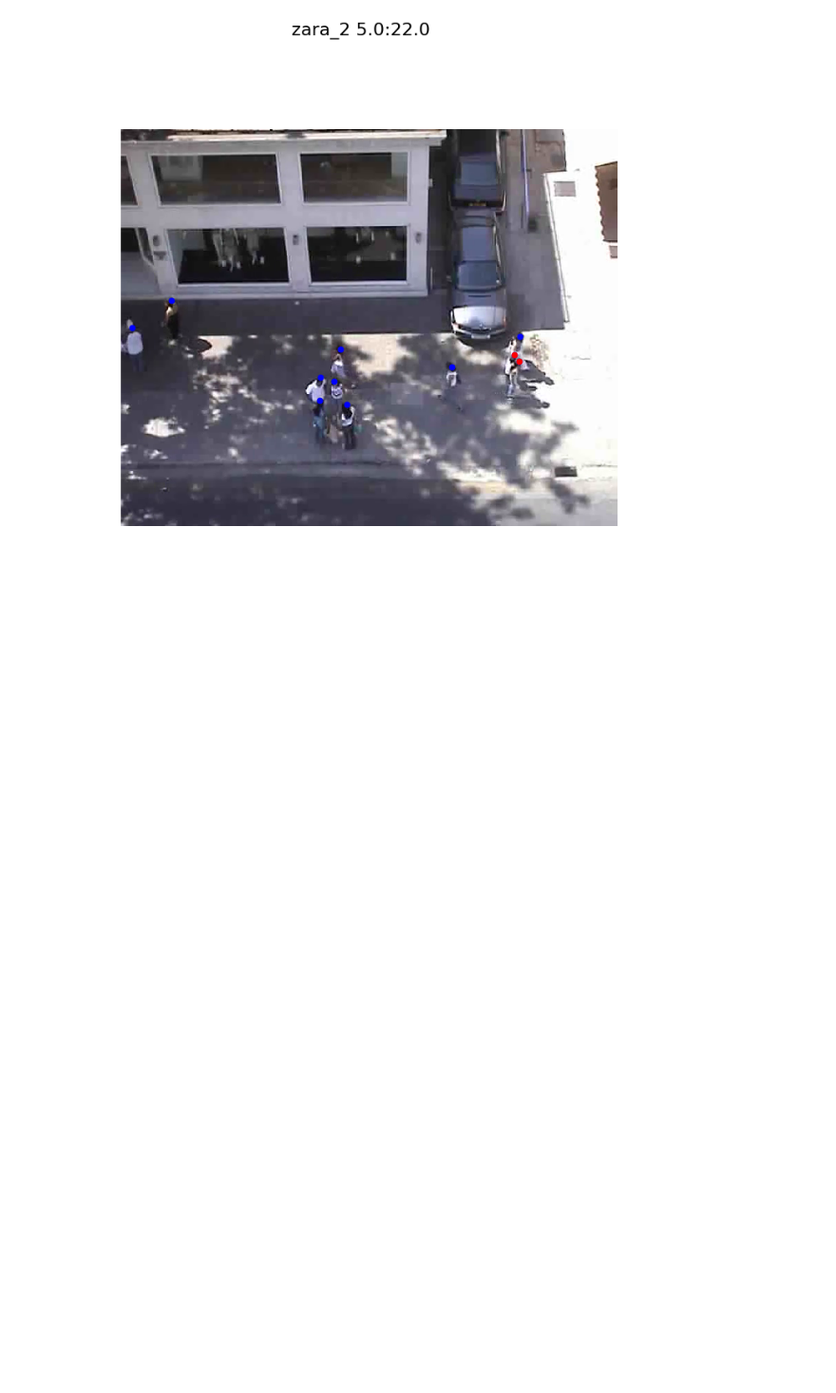
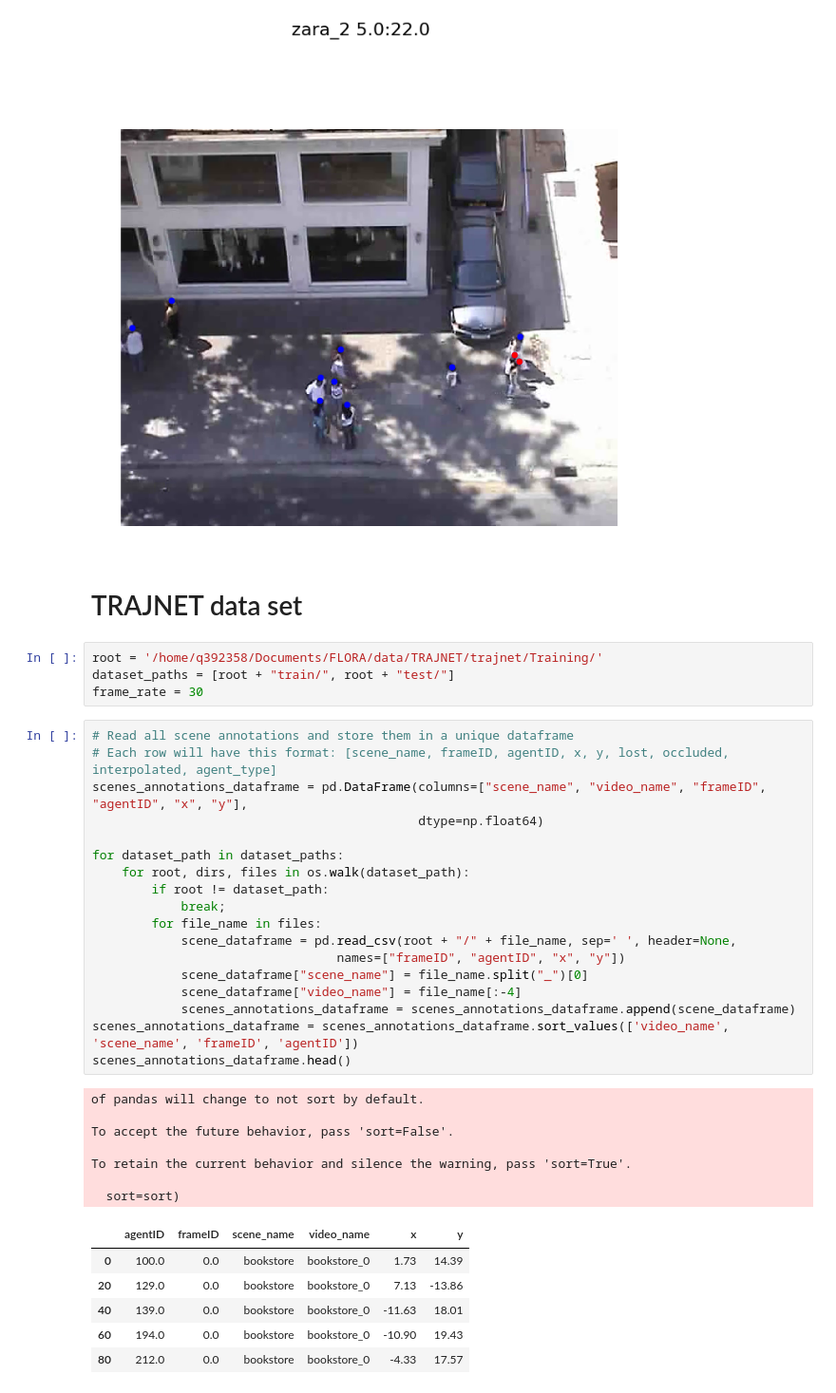
Before and after one commit to tessavdheiden/SafeCritic, a Jupyter notebook: scripts/data_processing/Data_Exploration.ipynb, the cells around one changed output. Shown at 95% size. Cells and saved outputs as stored; diff of their text form; blank space fills up the shorter version.

```diff
--- a/scripts/data_processing/Data_Exploration.ipynb
+++ b/scripts/data_processing/Data_Exploration.ipynb
@@ -322,3 +293,41 @@ pylab.show()
 # %% [output]
 [figure]
 [figure]
+# %% [markdown]
+# TRAJNET data set
+# %%
+root = '/home/q392358/Documents/FLORA/data/TRAJNET/trajnet/Training/'
+dataset_paths = [root + "train/", root + "test/"]
+frame_rate = 30
+# %%
+# Read all scene annotations and store them in a unique dataframe
+# Each row will have this format: [scene_name, frameID, agentID, x, y, lost, occluded, interpolated, agent_type]
+scenes_annotations_dataframe = pd.DataFrame(columns=["scene_name", "video_name", "frameID", "agentID", "x", "y"],
+                                            dtype=np.float64)
+
+for dataset_path in dataset_paths:
+    for root, dirs, files in os.walk(dataset_path):
+        if root != dataset_path:
+            break;
+        for file_name in files:
+            scene_dataframe = pd.read_csv(root + "/" + file_name, sep=' ', header=None,
+                                 names=["frameID", "agentID", "x", "y"])
+            scene_dataframe["scene_name"] = file_name.split("_")[0]
+            scene_dataframe["video_name"] = file_name[:-4]
+            scenes_annotations_dataframe = scenes_annotations_dataframe.append(scene_dataframe)
+scenes_annotations_dataframe = scenes_annotations_dataframe.sort_values(['video_name', 'scene_name', 'frameID', 'agentID'])
+scenes_annotations_dataframe.head()
+# %% [output]
+of pandas will change to not sort by default.
+
+To accept the future behavior, pass 'sort=False'.
+
+To retain the current behavior and silence the warning, pass 'sort=True'.
+
+  sort=sort)
+|  | agentID | frameID | scene_name | video_name | x | y |
+| 0 | 100.0 | 0.0 | bookstore | bookstore_0 | 1.73 | 14.39 |
+| 20 | 129.0 | 0.0 | bookstore | bookstore_0 | 7.13 | -13.86 |
+| 40 | 139.0 | 0.0 | bookstore | bookstore_0 | -11.63 | 18.01 |
+| 60 | 194.0 | 0.0 | bookstore | bookstore_0 | -10.90 | 19.43 |
+| 80 | 212.0 | 0.0 | bookstore | bookstore_0 | -4.33 | 17.57 |
```
Also changed, not shown: parts of 21 cells of this notebook.
